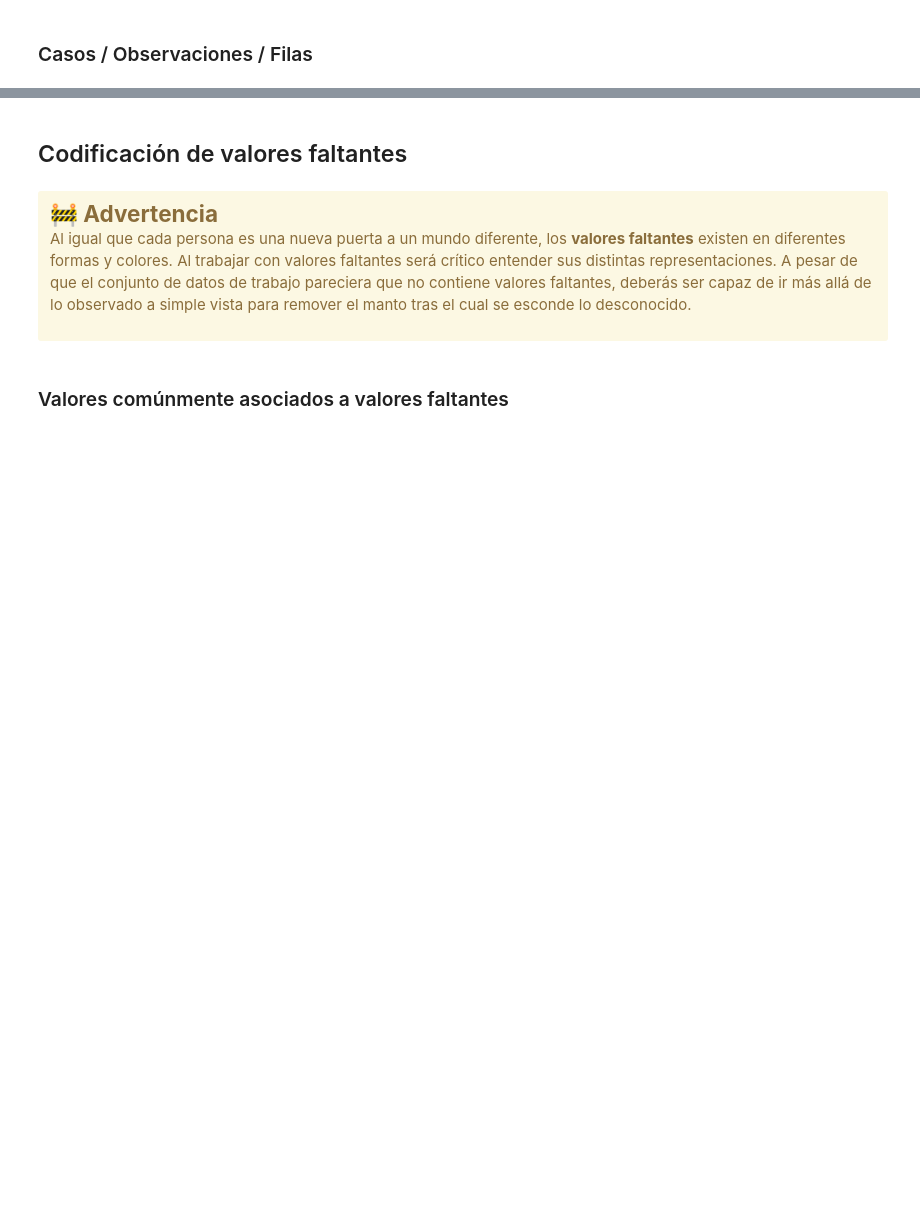
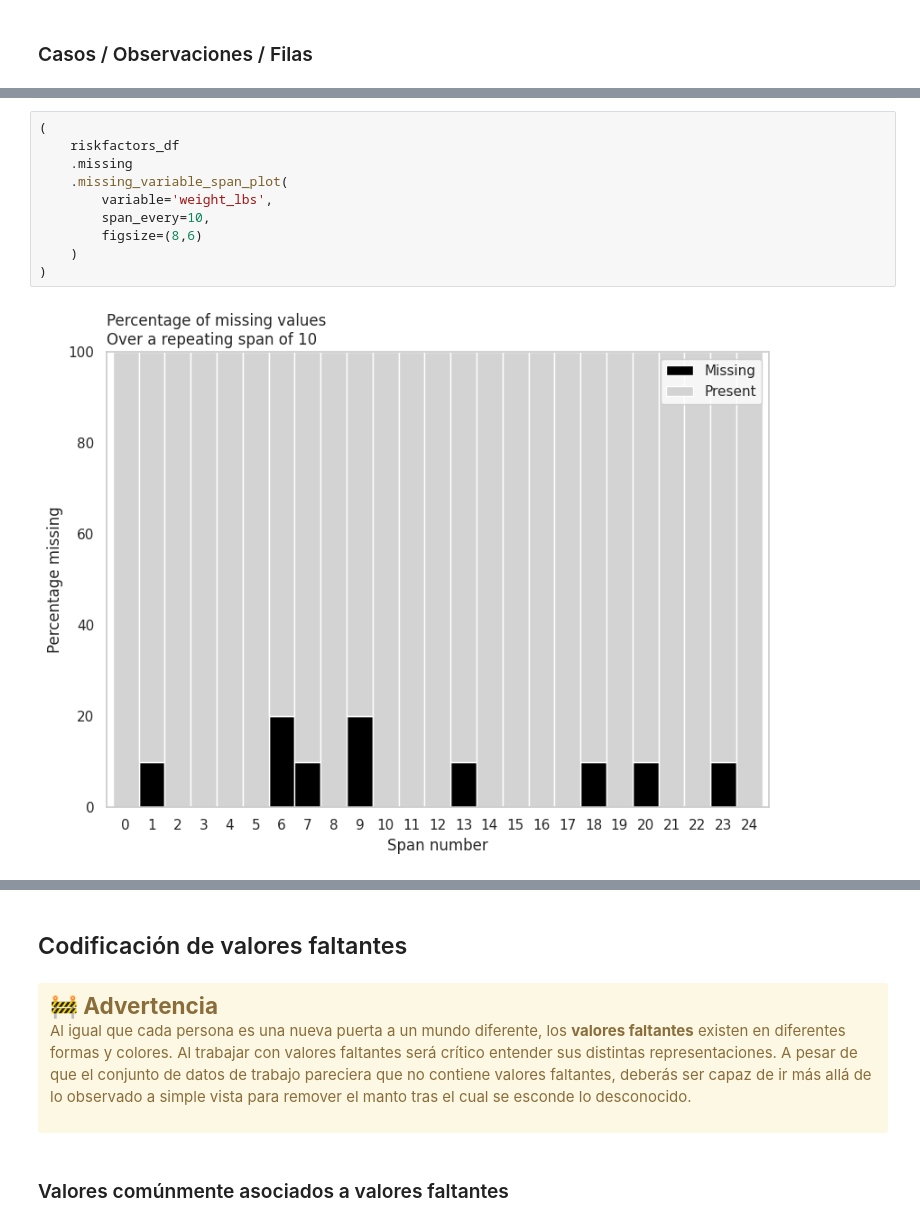
Before and after one commit to DiegoLerma/manejo_valores_faltantes_python, a Jupyter notebook: notebooks/live-exploration-missing-values.ipynb, the cells around one changed output, grey strips where cells are left out. Drawn from its saved outputs; the diff is of its cells as text; blank space fills up the shorter version.

```diff
--- a/notebooks/live-exploration-missing-values.ipynb
+++ b/notebooks/live-exploration-missing-values.ipynb
@@ -350,0 +415,12 @@ riskfactors_df.missing.missing_variable_table()
+# %%
+(
+    riskfactors_df
+    .missing
+    .missing_variable_span_plot(
+        variable='weight_lbs',
+        span_every=10,
+        figsize=(8,6)
+    )
+)
+# %% [output]
+[figure, added]
```
Also changed, not shown: parts of 19 cells of this notebook, 4 other files.
